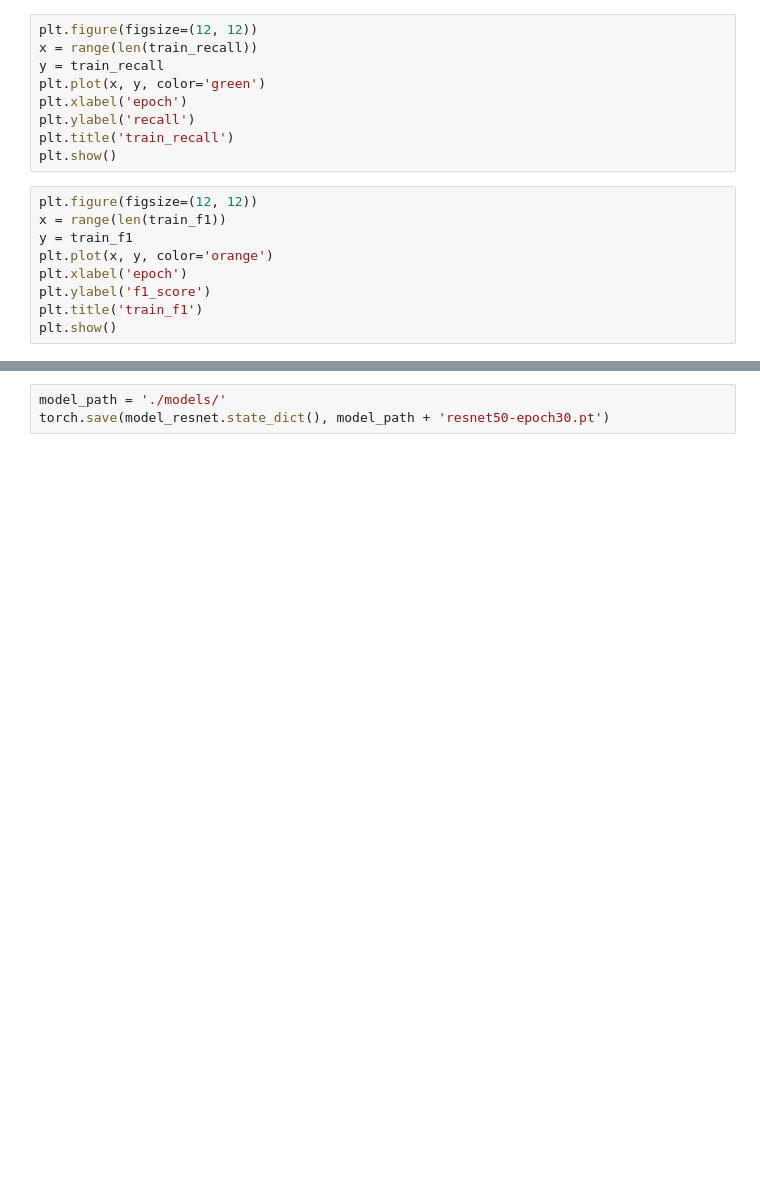
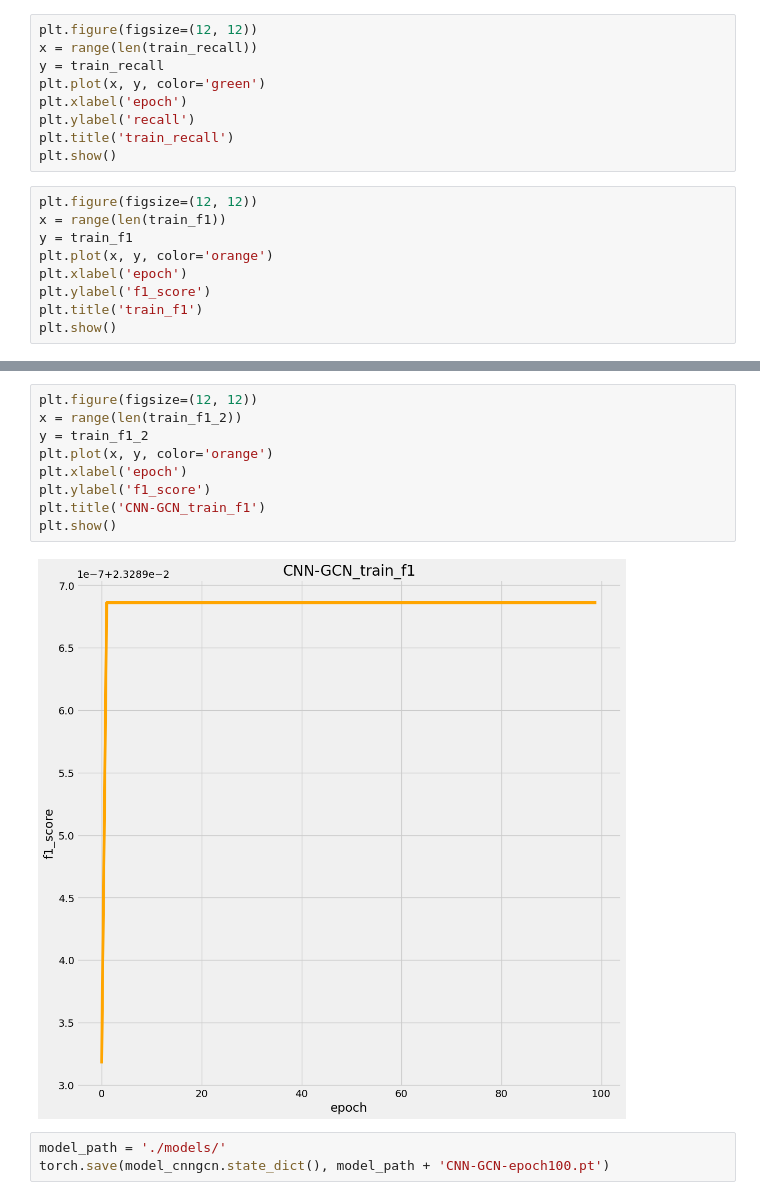
Before and after one commit to Nuetee/CNN-GCN-multi-label-classifier, a Jupyter notebook: CNN-GCN.ipynb, the cells around one changed output, grey strips where cells are left out. Saved outputs shown, nothing was run; the diff lists cells and outputs as text; blank space fills up the shorter version.

```diff
--- a/CNN-GCN.ipynb
+++ b/CNN-GCN.ipynb
@@ -631,3 +800,14 @@ plt.show()
+# %%
+plt.figure(figsize=(12, 12))
+x = range(len(train_f1_2))
+y = train_f1_2
+plt.plot(x, y, color='orange')
+plt.xlabel('epoch')
+plt.ylabel('f1_score')
+plt.title('CNN-GCN_train_f1')
+plt.show()
+# %% [output]
+[figure, added]
 # %%
 model_path = './models/'
-torch.save(model_resnet.state_dict(), model_path + 'resnet50-epoch30.pt')
+torch.save(model_cnngcn.state_dict(), model_path + 'CNN-GCN-epoch100.pt')
```
Also changed, not shown: parts of 17 cells of this notebook, 1 other file.
